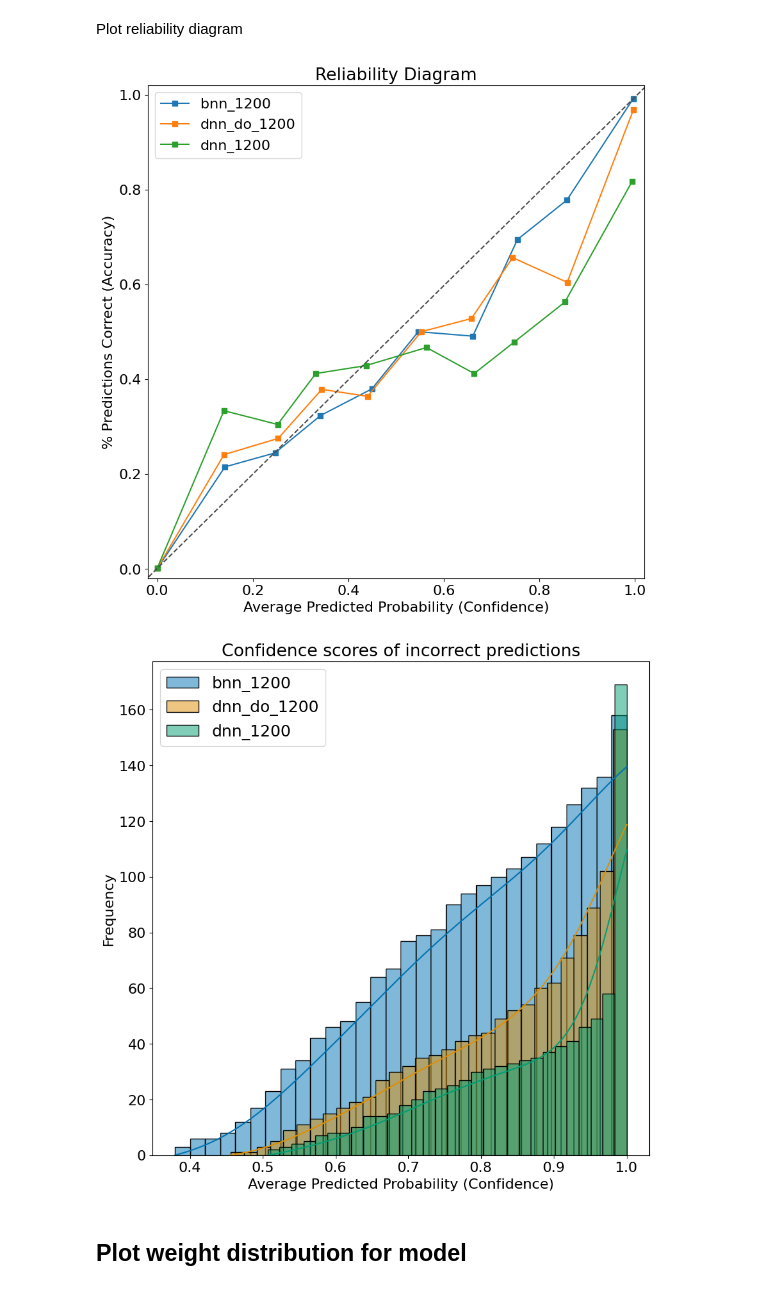
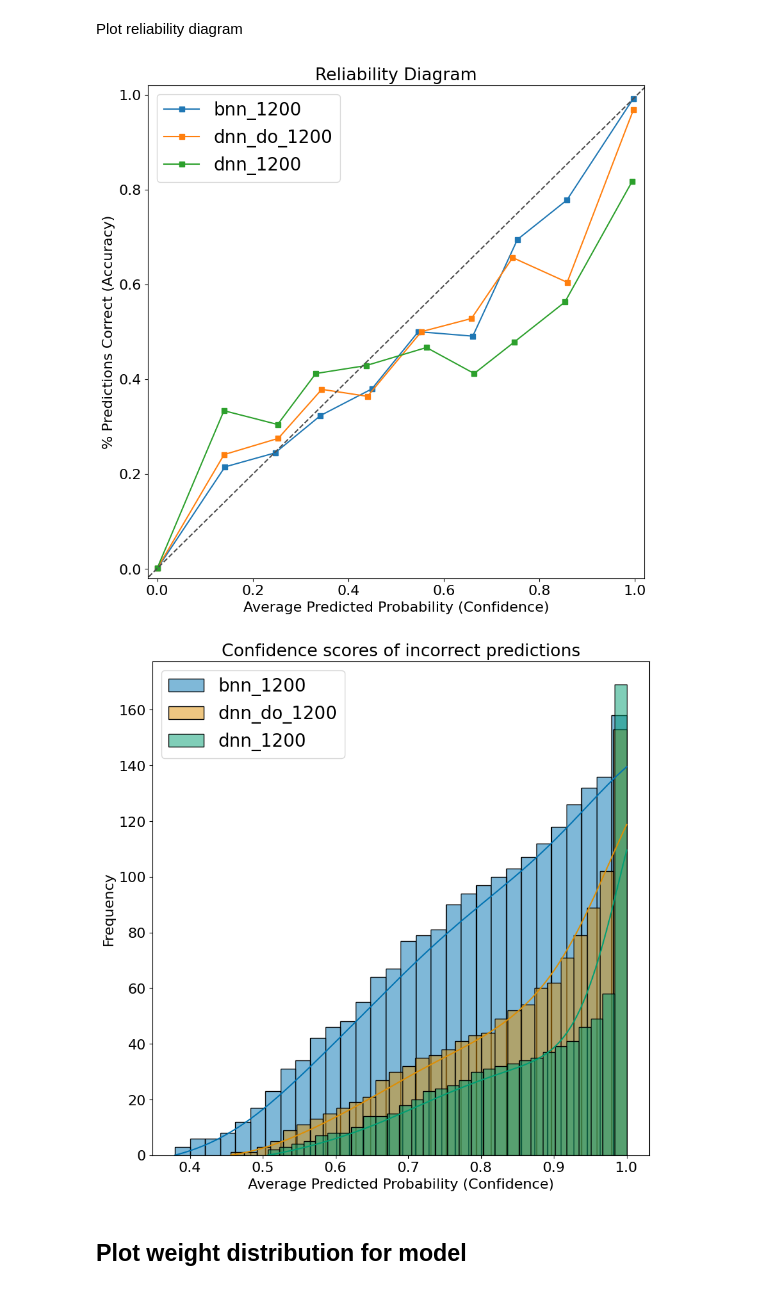
Before and after one commit to Cambridge-Uni-MLMI-Advanced-ML-21-22-G7/BBB, a Jupyter notebook: jupyter/classification.ipynb, the cells around one changed output. Cells and saved outputs as stored; diff of their text form; code cells hidden in the pictures.

```diff
--- a/jupyter/classification.ipynb
+++ b/jupyter/classification.ipynb
@@ -228,7 +228,7 @@ for model in models:
     ax.plot(predicted, correct,'s-',
              label="{}".format(model))
 
-ax.legend(loc='upper left', prop={'size':18})
+ax.legend(loc='upper left', prop={'size':20})
 ax.plot(plt.xlim(), plt.ylim(), ls="--", c=".3")
 ax.set_xlim(-0.02,1.02)
 ax.set_ylim(-0.02,1.02)
@@ -239,26 +239,26 @@ ax.set_title("Reliability Diagram")
 plt.savefig('../plots/classification/reliability_1200.png', bbox_inches='tight')
 plt.show()
 # %% [output]
-[figure, old version]
+[figure, new version]
 # %%
 fig, ax = plt.subplots(1, 1, figsize=(10,10))
 for i, model in enumerate(models):
     dict = model_dict[model]
 
     ax = sns.histplot(ax=ax, data=dict['probs']['incorrect']['max'], bins=30, label=model, alpha=0.5, kde=True, cumulative=True, color=sns.color_palette("colorblind")[i])
 
     # ax.hist(dict['probs']['incorrect']['max'], bins=30, label=model, alpha=0.5)
     # ax.hist(dict['probs']['correct']['max'], bins=10, label='Correct', alpha=0.5)
 
-ax.legend(loc='upper left', prop={'size':18})
+ax.legend(loc='upper left', prop={'size':20})
 ax.set_title("Confidence scores of incorrect predictions")
 ax.set_xlabel("Average Predicted Probability (Confidence)")
 ax.set_ylabel("Frequency")
 
 plt.savefig('../plots/classification/incorrect_1200.png', bbox_inches='tight')
 plt.show()
 # %% [output]
-[figure, old version]
+[figure, new version]
 # %% [markdown]
 ## Plot weight distribution for model
 # %%
```
